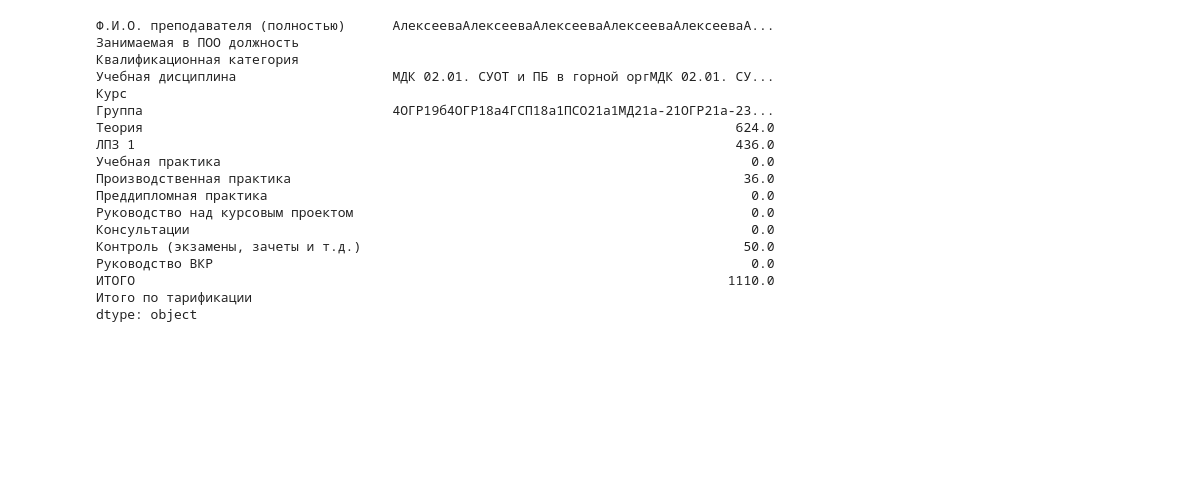
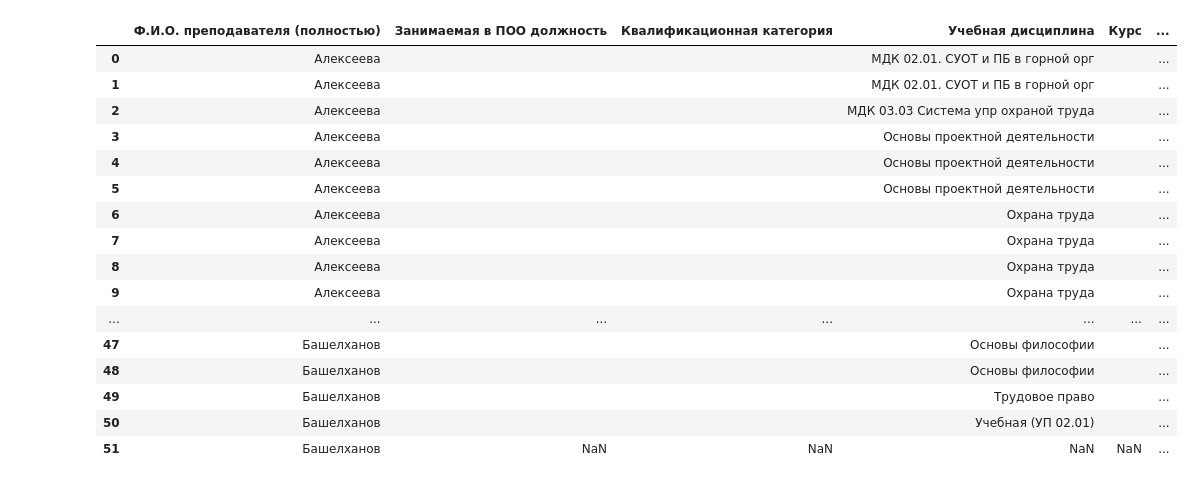
Before and after one commit to t0r1n88/Vesta, a Jupyter notebook: tarif_3form_to_6.ipynb, the cells around one changed output. Saved outputs shown, nothing was run; the diff lists cells and outputs as text; code cells hidden in the pictures; blank space fills up the shorter version.

```diff
--- a/tarif_3form_to_6.ipynb
+++ b/tarif_3form_to_6.ipynb
@@ -162,21 +18,0 @@ finish_df
-# %%
-finish_df.sum(axis=0)
-# %% [output]
-Ф.И.О. преподавателя (полностью)      АлексееваАлексееваАлексееваАлексееваАлексееваА...
-Занимаемая в ПОО должность
-Квалификационная категория
-Учебная дисциплина                    МДК 02.01. СУОТ и ПБ в горной оргМДК 02.01. СУ...
-Курс
-Группа                                4ОГР19б4ОГР18а4ГСП18а1ПСО21а1МД21а-21ОГР21а-23...
-Теория                                                                            624.0
-ЛПЗ 1                                                                             436.0
-Учебная практика                                                                    0.0
-Производственная практика                                                          36.0
-Преддипломная практика                                                              0.0
-Руководство над курсовым проектом                                                   0.0
-Консультации                                                                        0.0
-Контроль (экзамены, зачеты и т.д.)                                                 50.0
-Руководство ВКР                                                                     0.0
-ИТОГО                                                                            1110.0
-Итого по тарификации
-dtype: object
@@ -184,0 +19,20 @@ clear_df.to_excel('Тест.xlsx',index=False)
+# %%
+out_df
+# %% [output]
+|  | Ф.И.О. преподавателя (полностью) | Занимаемая в ПОО должность | Квалификационная категория | Учебная дисциплина | Курс | ... |
+| 0 | Алексеева |  |  | МДК 02.01. СУОТ и ПБ в горной орг |  | ... |
+| 1 | Алексеева |  |  | МДК 02.01. СУОТ и ПБ в горной орг |  | ... |
+| 2 | Алексеева |  |  | МДК 03.03 Система упр охраной труда |  | ... |
+| 3 | Алексеева |  |  | Основы проектной деятельности |  | ... |
+| 4 | Алексеева |  |  | Основы проектной деятельности |  | ... |
+| 5 | Алексеева |  |  | Основы проектной деятельности |  | ... |
+| 6 | Алексеева |  |  | Охрана труда |  | ... |
+| 7 | Алексеева |  |  | Охрана труда |  | ... |
+| 8 | Алексеева |  |  | Охрана труда |  | ... |
+| 9 | Алексеева |  |  | Охрана труда |  | ... |
+| ... | ... | ... | ... | ... | ... | ... |
+| 47 | Башелханов |  |  | Основы философии |  | ... |
+| 48 | Башелханов |  |  | Основы философии |  | ... |
+| 49 | Башелханов |  |  | Трудовое право |  | ... |
+| 50 | Башелханов |  |  | Учебная (УП 02.01) |  | ... |
+| 51 | Башелханов | NaN | NaN | NaN | NaN | ... |
```
Also changed, not shown: parts of 48 cells of this notebook.
